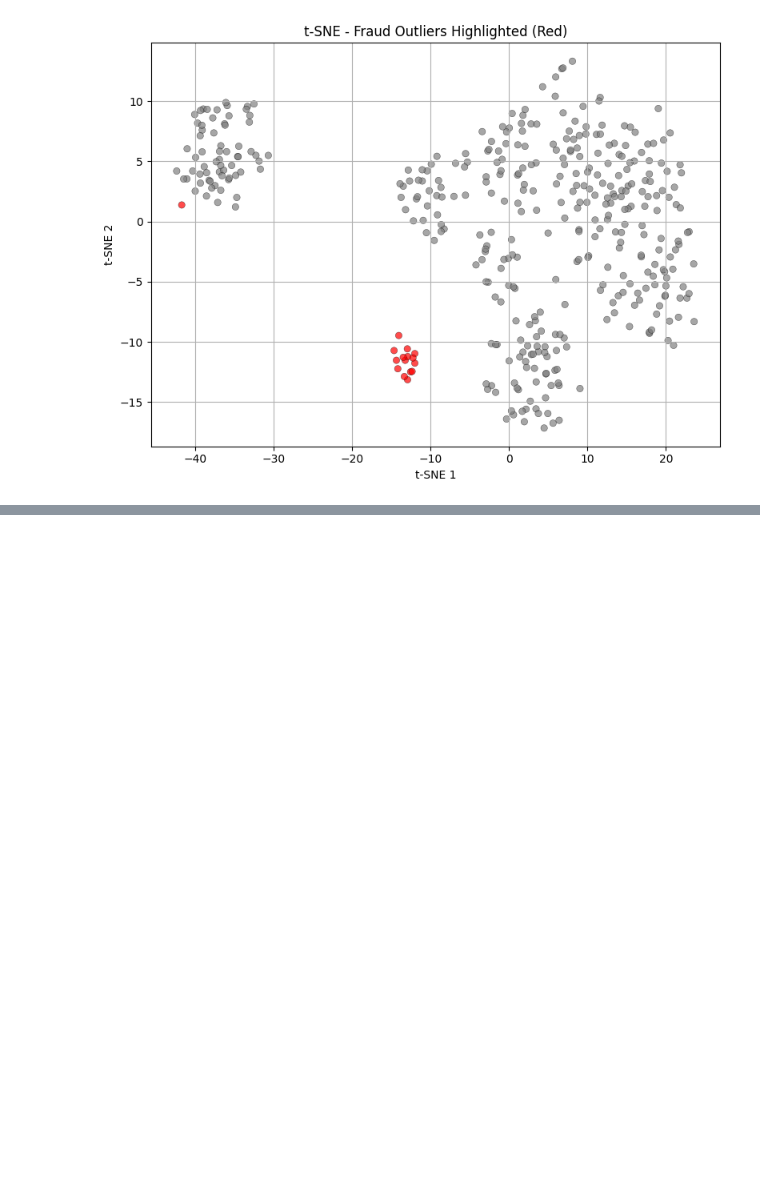
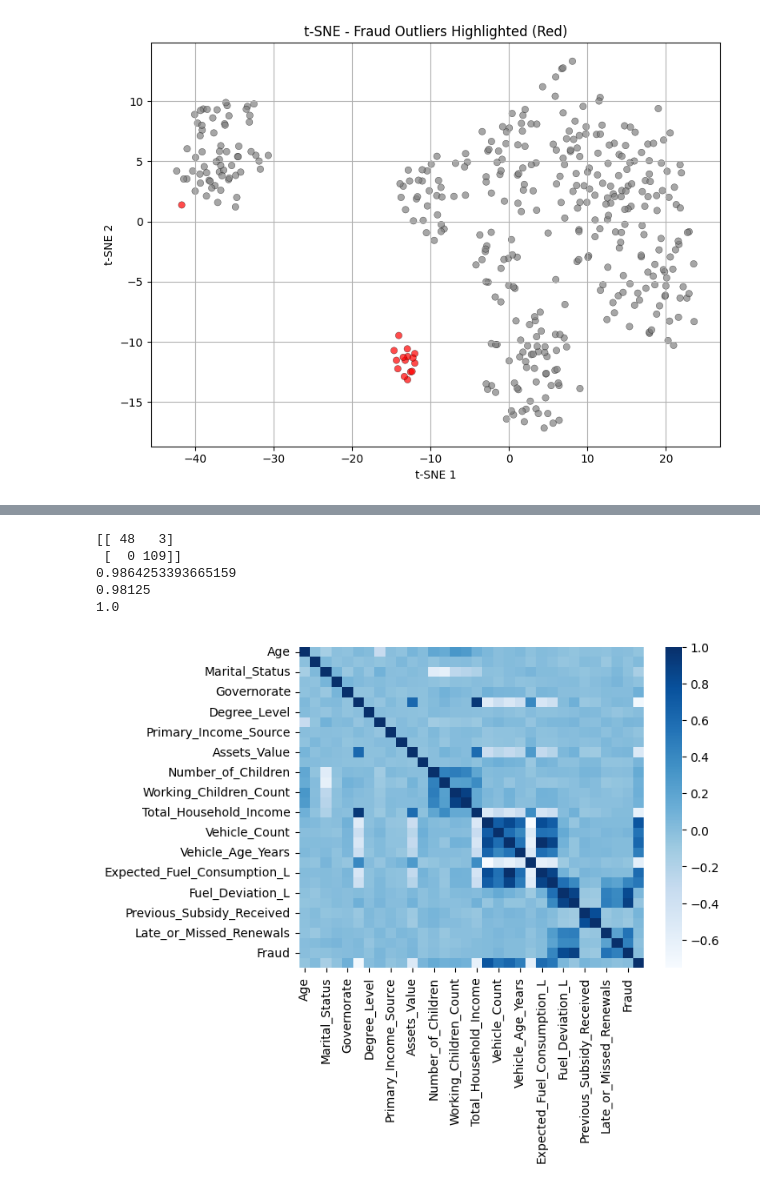
Before and after one commit to mohd301/b-tech-course-project, a Jupyter notebook: synthetic data/synthetic.ipynb, the cells around one changed output, grey strips where cells are left out. Cells and saved outputs as stored; diff of their text form; code cells hidden in the pictures; blank space fills up the shorter version.

Commit message:
tested ml on synthetic data

```diff
--- a/synthetic data/synthetic.ipynb
+++ b/synthetic data/synthetic.ipynb
@@ -451,3 +480,25 @@ plt.show()
 # %% [output]
 [figure]
 [figure]
+# %%
+from sklearn.linear_model import LogisticRegression
+from sklearn.preprocessing import LabelEncoder
+from sklearn.model_selection import train_test_split
+from sklearn.metrics import accuracy_score,recall_score,f1_score,confusion_matrix
+df=pd.read_csv("synthetic_subsidy_cylinders.csv")
+LB = LabelEncoder()
+for col in df:
+    if df[col].dtype == "object":
+        df[col]=LB.fit_transform(df[col])
+
+df.iloc[:,:-1]
+X=df.iloc[:,:-1]
+y=df.iloc[:,-1]
+xtr,xte,ytr,yte=train_test_split(X,y,train_size=0.8,random_state=42)
+lr=LogisticRegression()
+lr.fit(xtr,ytr)
+yplr=lr.predict(xte)
+print(confusion_matrix(yte,yplr))
+print(f1_score(yte,yplr))
+print(accuracy_score(yte,yplr))
+print(recall_score(yte,yplr))
@@ -453,0 +519,26 @@ plt.show()
+# %%
+import xgboost as xgb
+from sklearn.metrics import confusion_matrix,f1_score
+
+xg=xgb.XGBClassifier()
+xg.fit(xtr,ytr)
+ypxg=xg.predict(xte)
+print(confusion_matrix(yte,ypxg))
+print(f1_score(yte,ypxg))
+print(accuracy_score(yte,ypxg))
+print(recall_score(yte,ypxg))
+# %% [output]
+[[ 48   3]
+ [  0 109]]
+0.9864253393665159
+0.98125
+1.0
+# %%
+corr=df.corr()
+from matplotlib.pylab import plt
+import seaborn as sns
+plt.Figure(figsize=(8,6))
+sns.heatmap(corr,cmap="Blues")
+plt.show()
+# %% [output]
+[figure, added]
```
Also changed, not shown: parts of 2 cells of this notebook.
